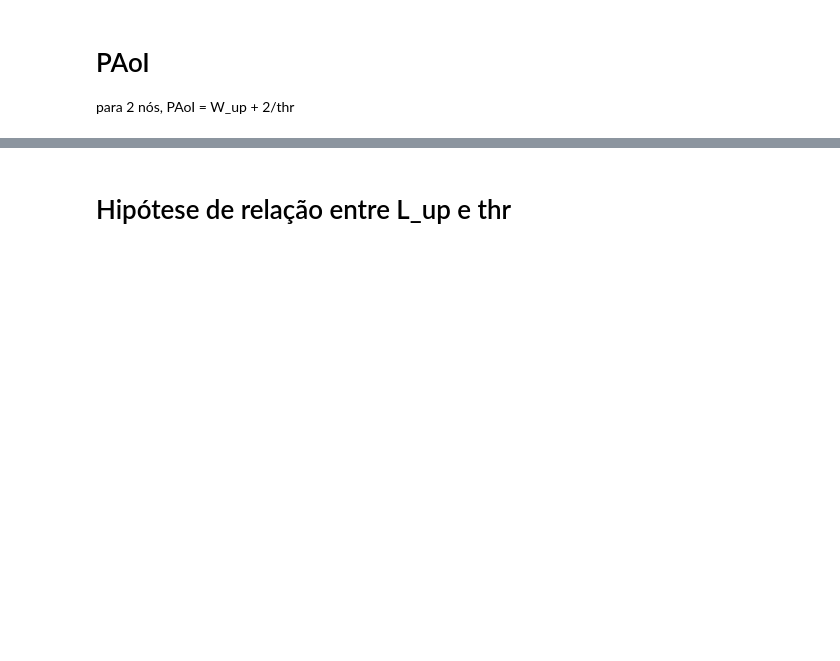
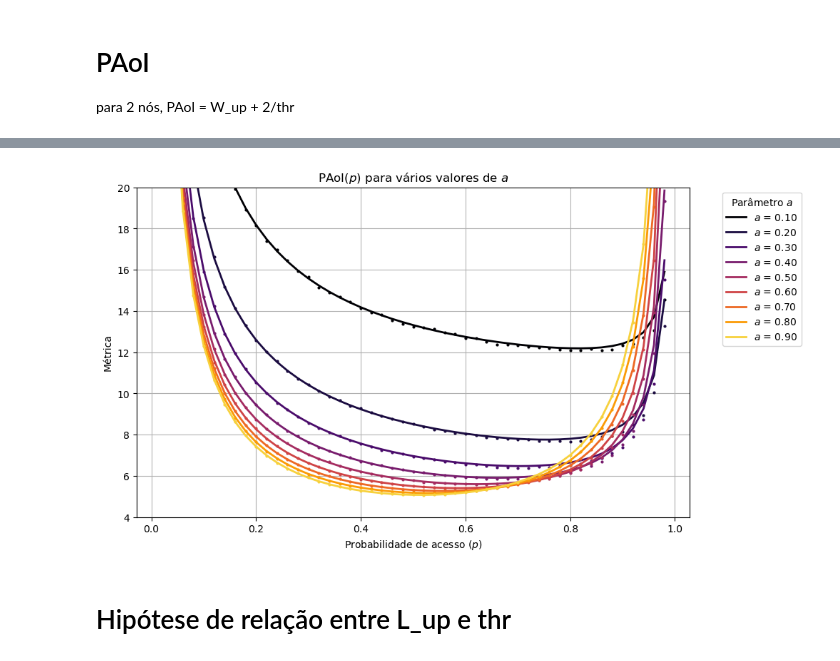
Before and after one commit to Velvet-blue/ic26-age-of-information, a Jupyter notebook: main.ipynb, the cells around one changed output, grey strips where cells are left out. Cells and saved outputs as stored; diff of their text form; code cells hidden in the pictures; blank space fills up the shorter version.

```diff
--- a/main.ipynb
+++ b/main.ipynb
@@ -93,3 +110,15 @@ plot_metric(
+# %%
+PAoI_expr = sp.simplify( (L_up_expr + 1) * (2 / throughput_expr))
+compare_metric_plot(
+    analytical_expr=PAoI_expr,
+    simulation_data=PAoI_sim_data,
+    title="PAoI($p$) para vários valores de $a$",
+    cmap="inferno",
+    axis="p",
+    yrange=(4, 20)
+)
+# %% [output]
+[figure, added]
 # %% [markdown]
 # Hipótese de relação entre L_up e thr
 # %%
```
Also changed, not shown: parts of 9 cells of this notebook, 2 other files.
